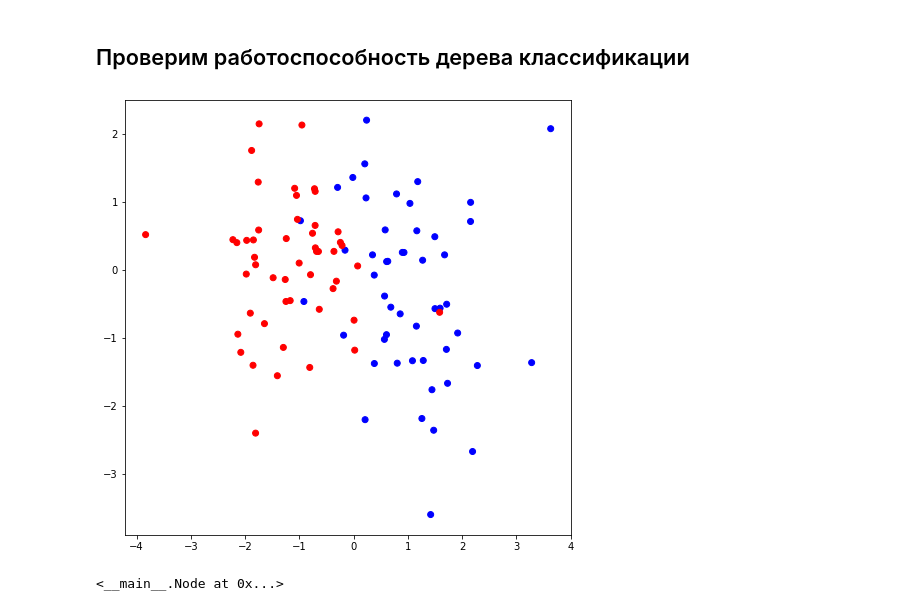
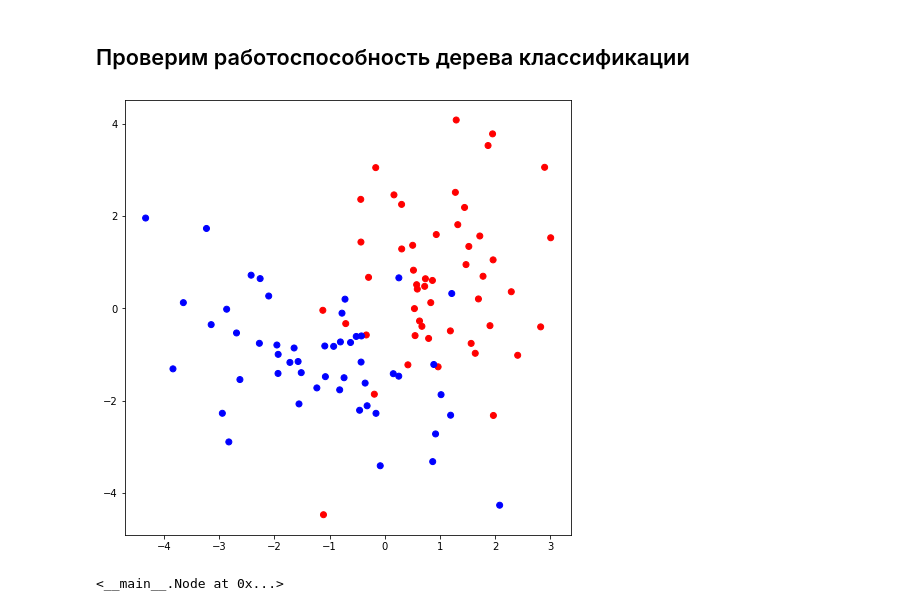
Before and after one commit to aldalinde/Analyzing_algorithms, a Jupyter notebook: hmw_Lesson4.ipynb, the cells around one changed output. Drawn from its saved outputs; the diff is of its cells as text; code cells hidden in the pictures.

```diff
--- a/hmw_Lesson4.ipynb
+++ b/hmw_Lesson4.ipynb
@@ -166,18 +166,18 @@ def predict_class(data, tree):
 ## Проверим работоспособность дерева классификации
 # %%
 # сгенерируем данные
-classification_data, classification_labels = datasets.make_classification(n_features = 5, n_informative = 2,
+classification_data, classification_labels = datasets.make_classification(n_features = 5, n_informative = 5,
                                                       n_classes = 2, n_redundant=0,
                                                       n_clusters_per_class=1, random_state=2020)
 # %%
 colors = ListedColormap(['red', 'blue'])
 light_colors = ListedColormap(['lightcoral', 'lightblue'])
 
 plt.figure(figsize=(8,8))
-plt.scatter(list(map(lambda x: x[0], classification_data)), list(map(lambda x: x[1], classification_data)),
+plt.scatter(list(map(lambda x: x[3], classification_data)), list(map(lambda x: x[0], classification_data)),
               c=classification_labels, cmap=colors);
 # %% [output]
-[figure, old version]
+[figure, new version]
 # %%
 # Разобьем выборку на обучающую и тестовую
 
```
Also changed, not shown: parts of 23 cells of this notebook.
